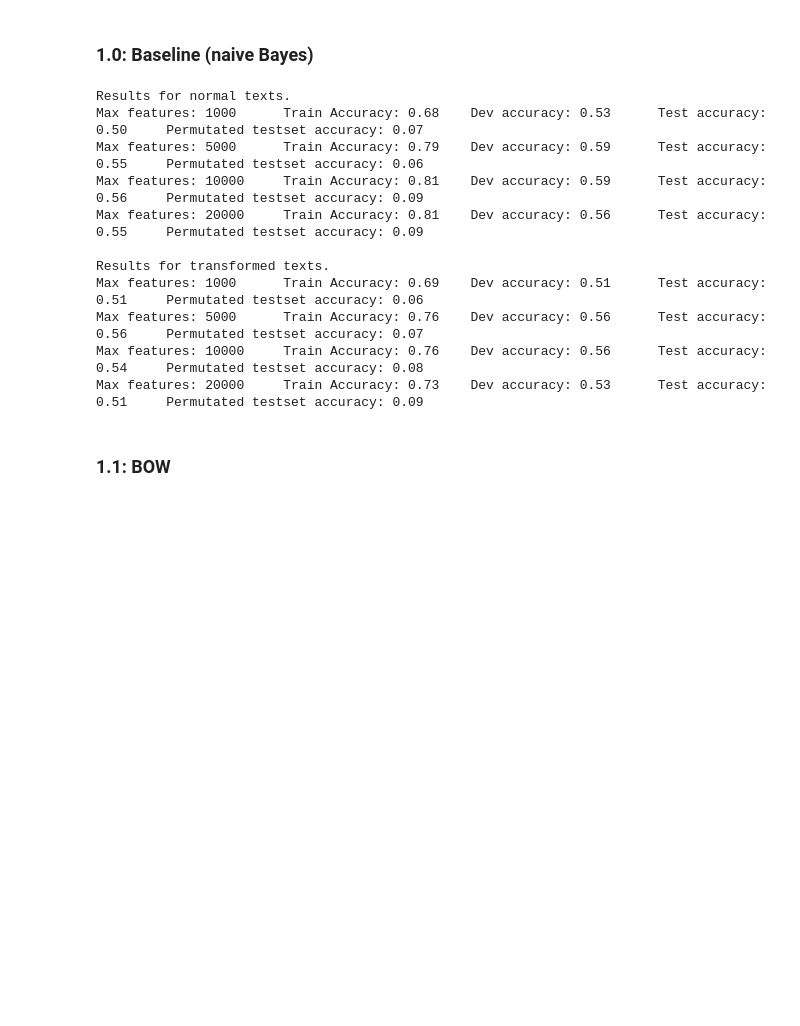
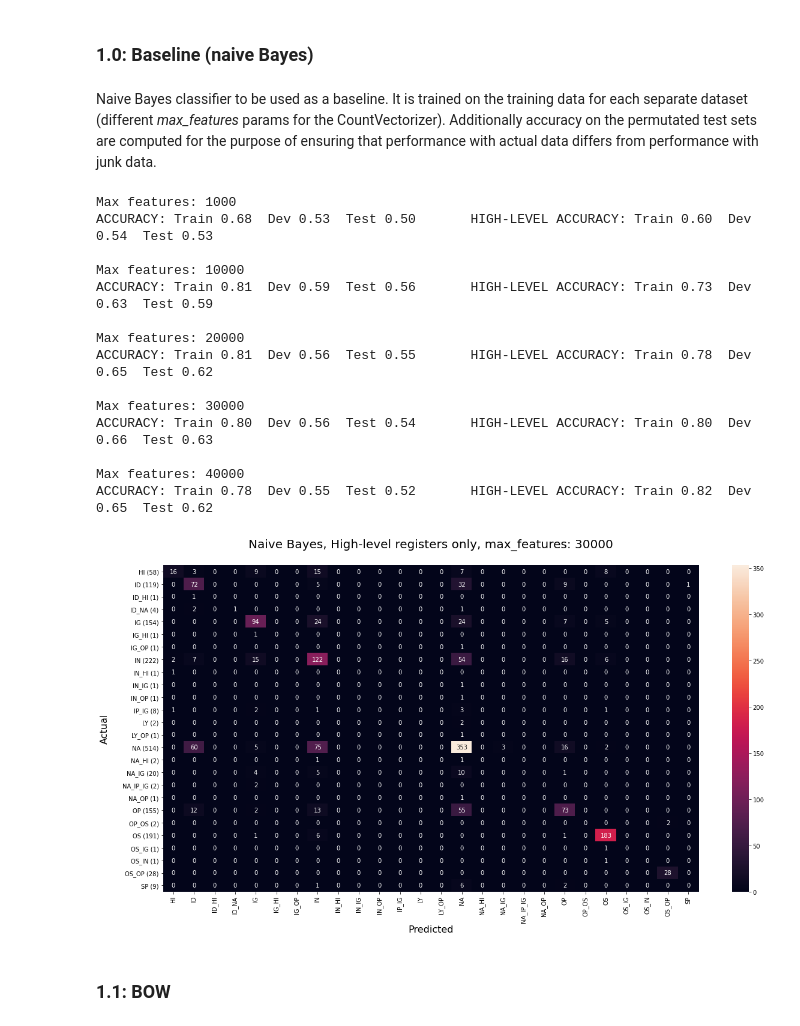
Before and after one commit to HannaKi/DL_HLT_2020_groupwork, a Jupyter notebook: DLHLT2020_Timo.ipynb, the cells around one changed output. Drawn from its saved outputs; the diff is of its cells as text; code cells hidden in the pictures; blank space fills up the shorter version.

Commit message:
BOW-graafeja + confusion matrix.

```diff
--- a/DLHLT2020_Timo.ipynb
+++ b/DLHLT2020_Timo.ipynb
@@ -243,5 +225,7 @@ Loaded Milestone 1 data from a file.
 # %% [markdown]
 ### 1.0: Baseline (naive Bayes)
+# %% [markdown]
+Naive Bayes classifier to be used as a baseline. It is trained on the training data for each separate dataset (different _max_features_ params for the CountVectorizer). Additionally accuracy on the permutated test sets are computed for the purpose of ensuring that performance with actual data differs from performance with junk data.
 # %%
 def mnb_compute(X, y, mnb):
     predictions = mnb.predict(X)
@@ -281,24 +295,37 @@ for txt, sets in ms1_data.items():
 # %%
-for txt, sets in bayes_results.items():
-    print(f"\nResults for {txt} texts.")
-    for mf, stats in sets.items():
-        print(f"Max features: {mf}",
-              f"\tTrain Accuracy: {stats['train_accuracy']:.2f}",
-              f"\tDev accuracy: {stats['dev_accuracy']:.2f}",
-              f"\tTest accuracy: {stats['test_accuracy']:.2f}"
-              f"\tPermutated testset accuracy: {stats['perm_accuracy']:.2f}")
+for mf, stats in bayes_results.items():
+    print(f"\nMax features: {mf}\nACCURACY: "
+          f"Train {stats['train_accuracy']:.2f}  "
+          f"Dev {stats['dev_accuracy']:.2f}  "
+          f"Test {stats['test_accuracy']:.2f}  "
+          "\tHIGH-LEVEL ACCURACY: "
+          f"Train {stats['train_accuracy_hl']:.2f}  "
+          f"Dev {stats['dev_accuracy_hl']:.2f}  "
+          f"Test {stats['test_accuracy_hl']:.2f}  ")
 # %% [output]
-Results for normal texts.
-Max features: 1000      Train Accuracy: 0.68    Dev accuracy: 0.53      Test accuracy: 0.50     Permutated testset accuracy: 0.07
-Max features: 5000      Train Accuracy: 0.79    Dev accuracy: 0.59      Test accuracy: 0.55     Permutated testset accuracy: 0.06
-Max features: 10000     Train Accuracy: 0.81    Dev accuracy: 0.59      Test accuracy: 0.56     Permutated testset accuracy: 0.09
-Max features: 20000     Train Accuracy: 0.81    Dev accuracy: 0.56      Test accuracy: 0.55     Permutated testset accuracy: 0.09
+Max features: 1000
+ACCURACY: Train 0.68  Dev 0.53  Test 0.50       HIGH-LEVEL ACCURACY: Train 0.60  Dev 0.54  Test 0.53
 
-Results for transformed texts.
-Max features: 1000      Train Accuracy: 0.69    Dev accuracy: 0.51      Test accuracy: 0.51     Permutated testset accuracy: 0.06
-Max features: 5000      Train Accuracy: 0.76    Dev accuracy: 0.56      Test accuracy: 0.56     Permutated testset accuracy: 0.07
-Max features: 10000     Train Accuracy: 0.76    Dev accuracy: 0.56      Test accuracy: 0.54     Permutated testset accuracy: 0.08
-Max features: 20000     Train Accuracy: 0.73    Dev accuracy: 0.53      Test accuracy: 0.51     Permutated testset accuracy: 0.09
+Max features: 10000
+ACCURACY: Train 0.81  Dev 0.59  Test 0.56       HIGH-LEVEL ACCURACY: Train 0.73  Dev 0.63  Test 0.59
+
+Max features: 20000
+ACCURACY: Train 0.81  Dev 0.56  Test 0.55       HIGH-LEVEL ACCURACY: Train 0.78  Dev 0.65  Test 0.62
+
+Max features: 30000
+ACCURACY: Train 0.80  Dev 0.56  Test 0.54       HIGH-LEVEL ACCURACY: Train 0.80  Dev 0.66  Test 0.63
+
+Max features: 40000
+ACCURACY: Train 0.78  Dev 0.55  Test 0.52       HIGH-LEVEL ACCURACY: Train 0.82  Dev 0.65  Test 0.62
+# %%
+plt.figure(figsize=(20, 10))
+sns.heatmap(bayes_results[30000]['conf_matrix_hl'], annot=True, fmt='d')
+plt.title("Naive Bayes, High-level registers only, max_features: 30000\n", fontsize=20)
+plt.ylabel('Actual\n', fontsize=16)
+plt.xlabel('Predicted', fontsize=16)
+plt.show()
+# %% [output]
+[figure, added]
 # %% [markdown]
 ### 1.1: BOW
 # %%
```
Also changed, not shown: parts of 27 cells of this notebook.
